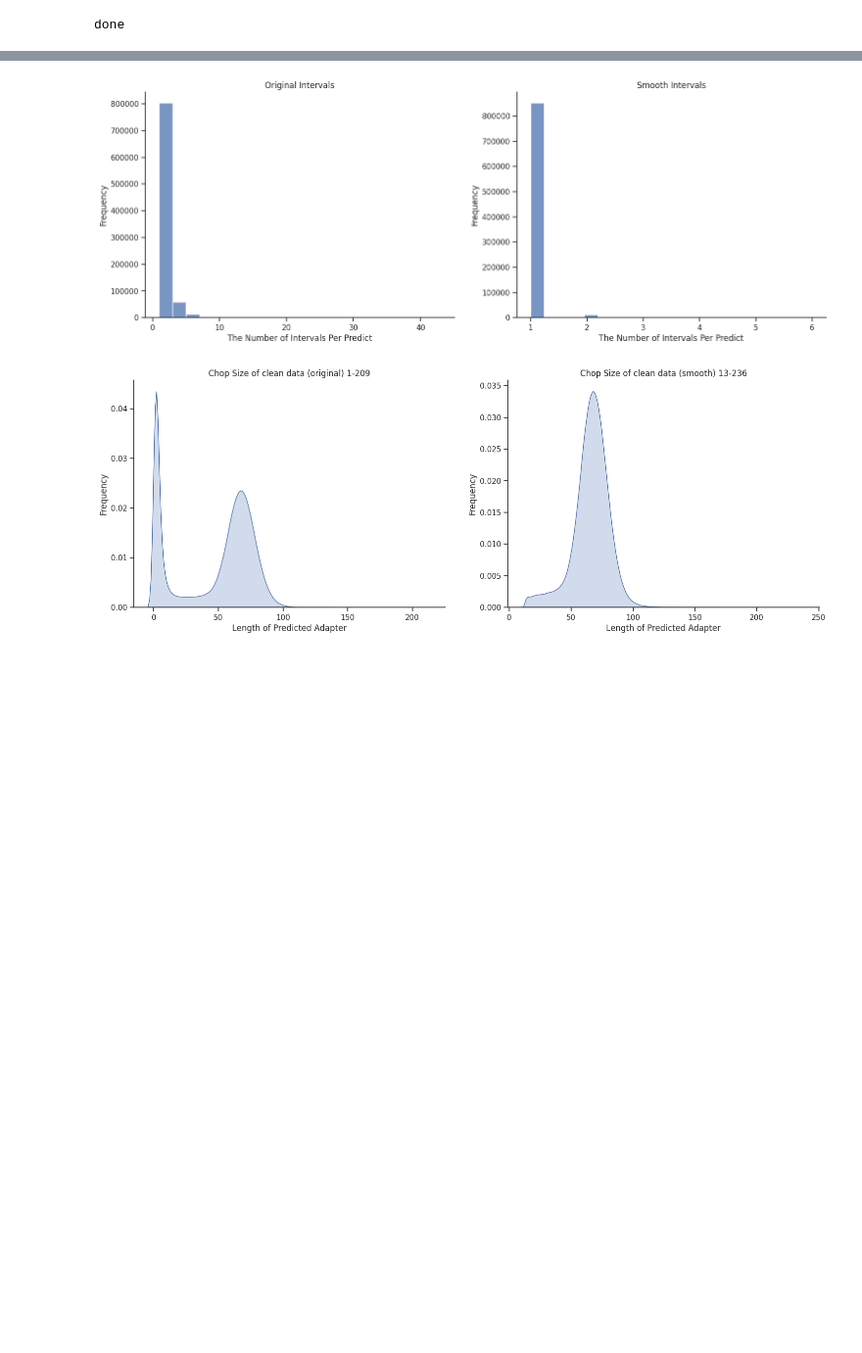
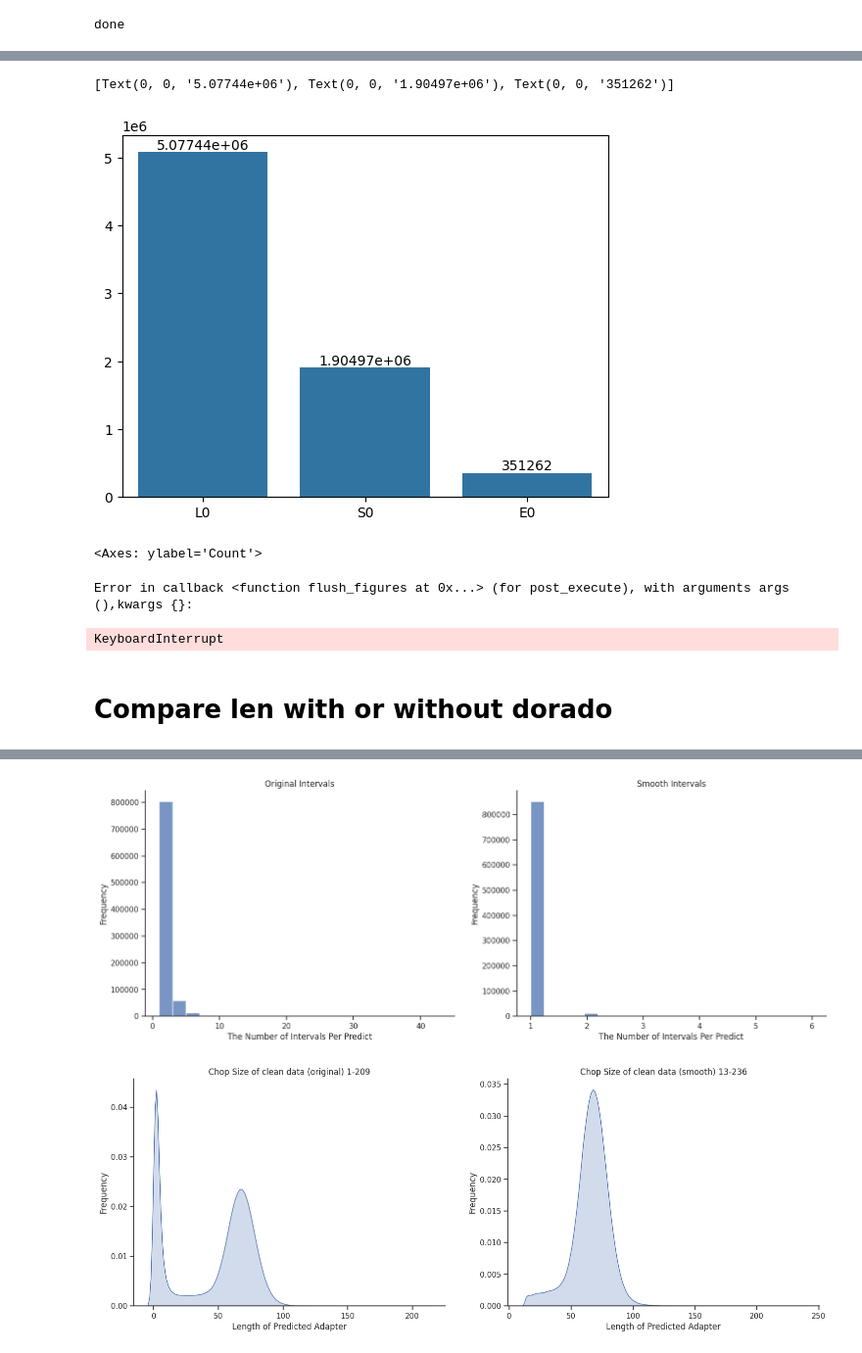
Before and after one commit to ylab-hi/DeepChopper, a Jupyter notebook: notebooks/smooth2.ipynb, the cells around one changed output, grey strips where cells are left out. Shown at 98% size. Drawn from its saved outputs; the diff is of its cells as text; code cells hidden in the pictures; blank space fills up the shorter version.

```diff
--- a/notebooks/smooth2.ipynb
+++ b/notebooks/smooth2.ipynb
@@ -521,0 +599,15 @@ import json
+# %%
+hs = sns.barplot(x = ["L0", "S0", "E0" ], y=[large_than_0, small_than_0, len(right_softclip_diff_results) - large_than_0 - small_than_0])
+hs.bar_label(hs.containers[0], fontsize=10)
+# %% [output]
+[Text(0, 0, '5.07744e+06'), Text(0, 0, '1.90497e+06'), Text(0, 0, '351262')]
+[figure, added]
+# %%
+sns.histplot(right_softclip_diff_results.values())
+# plt.yscale('log')
+# %% [output]
+<Axes: ylabel='Count'>
+Error in callback <function flush_figures at 0x...> (for post_execute), with arguments args (),kwargs {}:
+KeyboardInterrupt
+# %% [markdown]
+# Compare len with or without dorado
```
Also changed, not shown: parts of 70 cells of this notebook, 9 other files.
